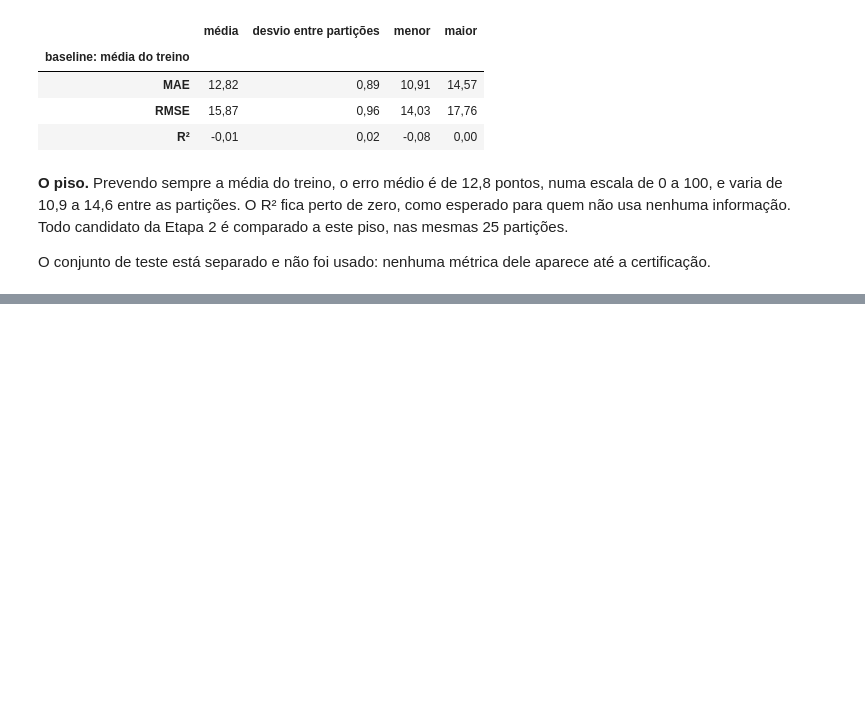
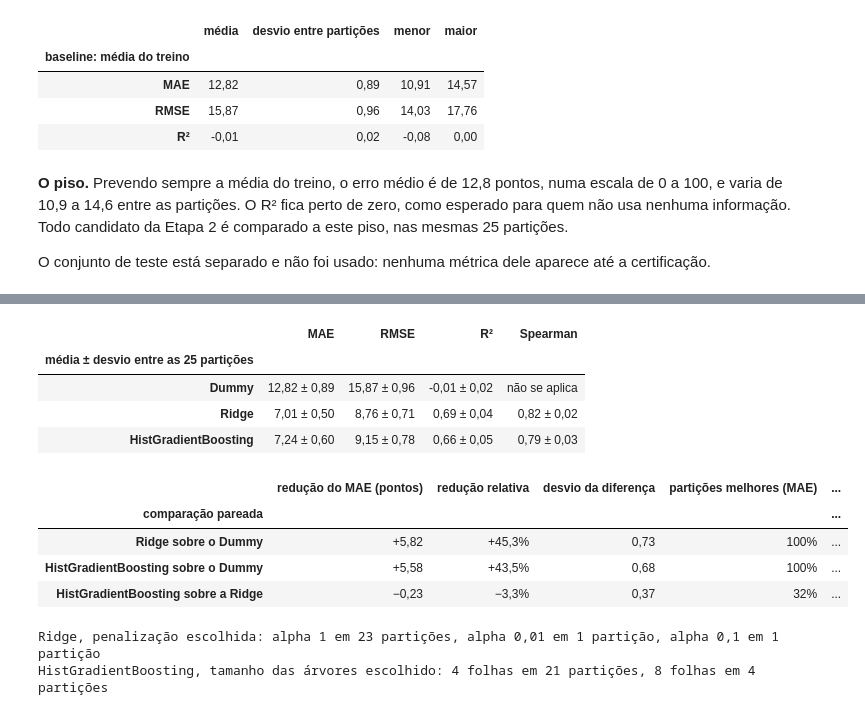
Before and after one commit to murilozgodoy/case_klike.ia, a Jupyter notebook: notebooks/03_modeling.ipynb, the cells around one changed output, grey strips where cells are left out. Saved outputs shown, nothing was run; the diff lists cells and outputs as text; code cells hidden in the pictures; blank space fills up the shorter version.

```diff
--- a/notebooks/03_modeling.ipynb
+++ b/notebooks/03_modeling.ipynb
@@ -351,0 +369,80 @@ O conjunto de teste está separado e não foi usado: nenhuma métrica dele apare
+# %%
+m1 = {
+    "Dummy": evaluate_on_splits(build_pipeline("dummy"), X_development, y_development, splits),
+    "Ridge": evaluate_on_splits(tuned("ridge"), X_development, y_development, splits),
+    "HistGradientBoosting": evaluate_on_splits(
+        tuned("hgb"), X_development, y_development, splits
+    ),
+}
+METRIC_LABELS = {"mae": "MAE", "rmse": "RMSE", "r2": "R²", "spearman": "Spearman"}
+
+
+def mean_and_spread(folds: pd.DataFrame, metric: str) -> str:
+    """Média e desvio entre partições, no formato '7,01 ± 0,50'."""
+    values = folds[metric]
+    if values.isna().all():
+        return "não se aplica"
+    return f"{fmt_number(values.mean(), 2)} ± {fmt_number(values.std(), 2)}"
+
+
+def paired(candidate: pd.DataFrame, reference: pd.DataFrame) -> dict:
+    """Comparação pareada, nas mesmas partições, pelo MAE e pelo RMSE."""
+    mae = compare_on_splits(candidate, reference)
+    rmse = compare_on_splits(candidate, reference, metric="rmse")
+    return {
+        "redução do MAE (pontos)": fmt_signed(mae["melhora"], 2),
+        "redução relativa": fmt_signed_pct(mae["melhora_relativa"], 1),
+        "desvio da diferença": fmt_number(mae["desvio"], 2),
+        "partições melhores (MAE)": fmt_pct(mae["vitorias"]),
+        "partições melhores (RMSE)": fmt_pct(rmse["vitorias"]),
+    }
+
+
+display(
+    pd.DataFrame(
+        {
+            name: {label: mean_and_spread(folds, metric) for metric, label in METRIC_LABELS.items()}
+            for name, folds in m1.items()
+        }
+    ).T.rename_axis("média ± desvio entre as 25 partições")
+)
+display(
+    pd.DataFrame(
+        {
+            "Ridge sobre o Dummy": paired(m1["Ridge"], m1["Dummy"]),
+            "HistGradientBoosting sobre o Dummy": paired(m1["HistGradientBoosting"], m1["Dummy"]),
+            "HistGradientBoosting sobre a Ridge": paired(m1["HistGradientBoosting"], m1["Ridge"]),
+        }
+    ).T.rename_axis("comparação pareada")
+)
+alphas = Counter(params["model__alpha"] for params in m1["Ridge"]["hiperparametros"])
+leaves = Counter(
+    params["model__max_leaf_nodes"] for params in m1["HistGradientBoosting"]["hiperparametros"]
+)
+
+
+def partitions(n: int) -> str:
+    return f"{n} {'partição' if n == 1 else 'partições'}"
+
+
+print(
+    "Ridge, penalização escolhida: "
+    + ", ".join(f"alpha {fmt_compact(a)} em {partitions(n)}" for a, n in alphas.most_common())
+)
+print(
+    "HistGradientBoosting, tamanho das árvores escolhido: "
+    + ", ".join(f"{size} folhas em {partitions(n)}" for size, n in leaves.most_common())
+)
+# %% [output]
+|  | MAE | RMSE | R² | Spearman |
+| média ± desvio entre as 25 partições |  |  |  |  |
+| Dummy | 12,82 ± 0,89 | 15,87 ± 0,96 | -0,01 ± 0,02 | não se aplica |
+| Ridge | 7,01 ± 0,50 | 8,76 ± 0,71 | 0,69 ± 0,04 | 0,82 ± 0,02 |
+| HistGradientBoosting | 7,24 ± 0,60 | 9,15 ± 0,78 | 0,66 ± 0,05 | 0,79 ± 0,03 |
+|  | redução do MAE (pontos) | redução relativa | desvio da diferença | partições melhores (MAE) | ... |
+| comparação pareada |  |  |  |  | ... |
+| Ridge sobre o Dummy | +5,82 | +45,3% | 0,73 | 100% | ... |
+| HistGradientBoosting sobre o Dummy | +5,58 | +43,5% | 0,68 | 100% | ... |
+| HistGradientBoosting sobre a Ridge | −0,23 | −3,3% | 0,37 | 32% | ... |
+Ridge, penalização escolhida: alpha 1 em 23 partições, alpha 0,01 em 1 partição, alpha 0,1 em 1 partição
+HistGradientBoosting, tamanho das árvores escolhido: 4 folhas em 21 partições, 8 folhas em 4 partições
```
Also changed, not shown: parts of 8 cells of this notebook, 2 other files.
